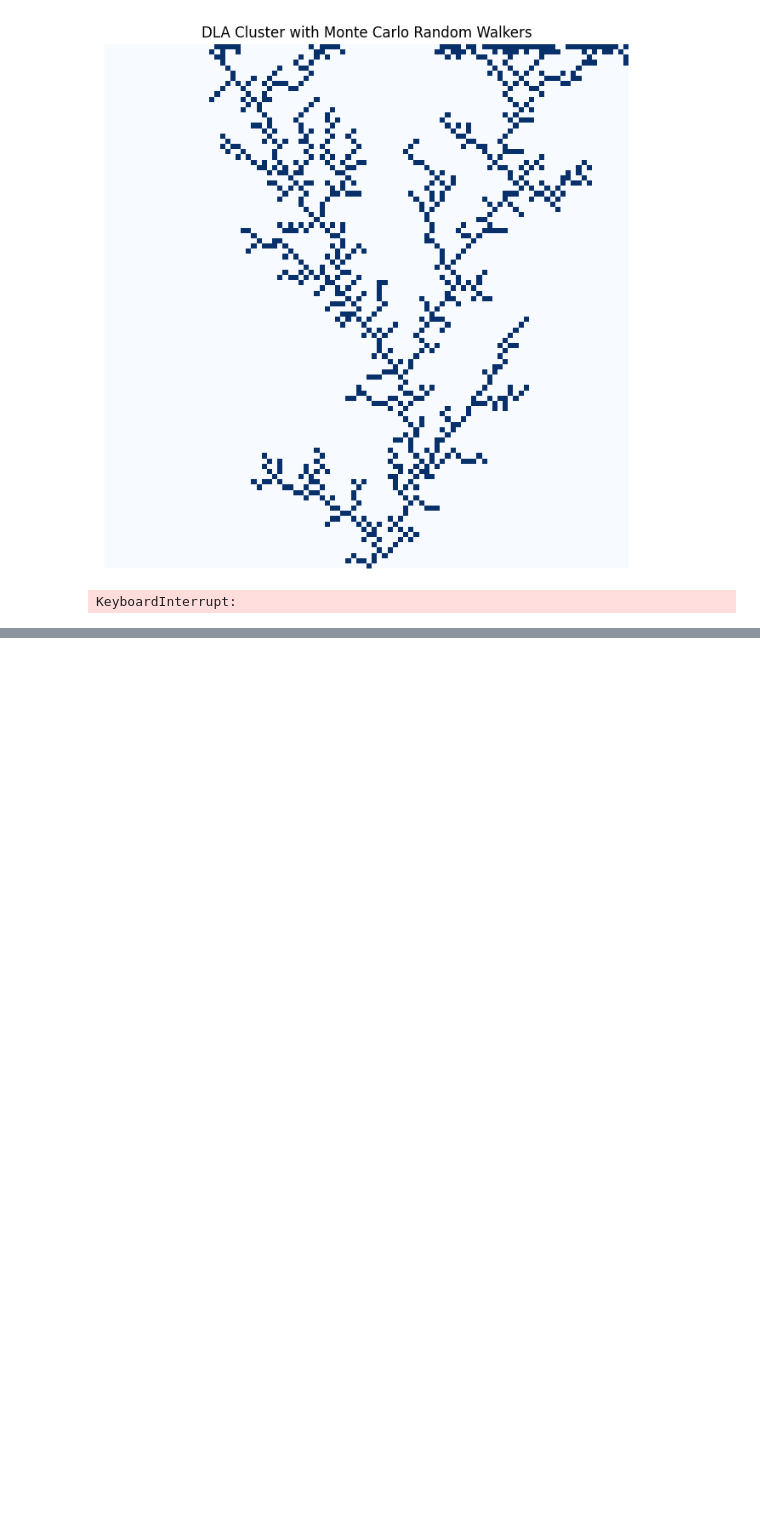
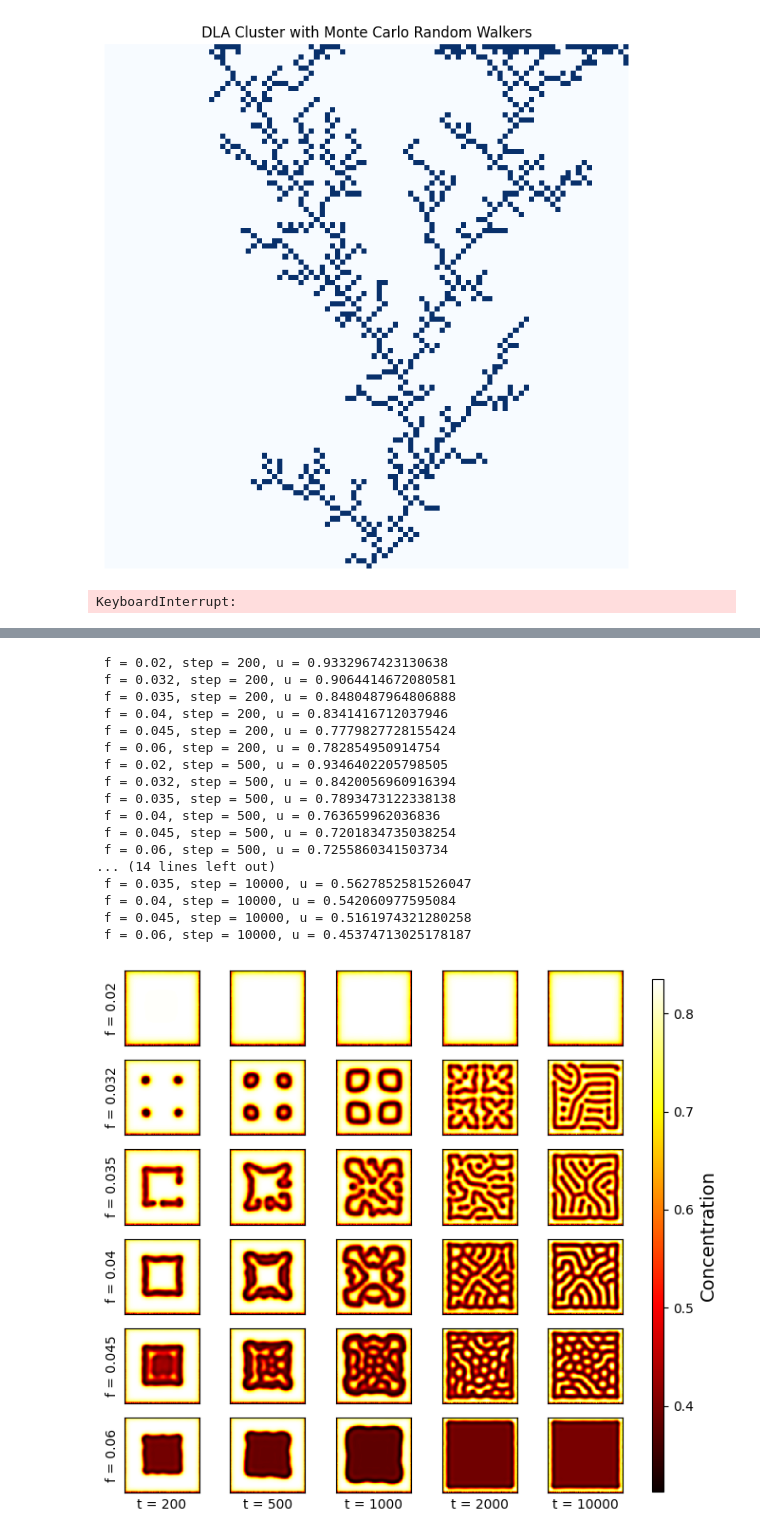
Before and after one commit to koenweverink/ScientificComputing, a Jupyter notebook: Set2.ipynb, the cells around one changed output, grey strips where cells are left out. Cells and saved outputs as stored; diff of their text form; code cells hidden in the pictures; blank space fills up the shorter version.

```diff
--- a/Set2.ipynb
+++ b/Set2.ipynb
@@ -450,2 +484,60 @@ plt.show()
+# %%
+def plot_f_diff_over_time(grid_size, D_u, D_v, f_list, k, dt, dx, steps_list):
+
+    fig, axes = plt.subplots(len(f_list), len(steps_list), figsize=(6, 6))
+    # plt.ylabel('Kill rate', fontsize=14)
+
+    for i, steps in enumerate(steps_list):
+        for j, f in enumerate(f_list):
+            u, v = gray_scott(grid_size, D_u, D_v, f, k, dt, dx, steps)
+            ax = axes[j, i]
+            im = ax.imshow(u, cmap='hot', interpolation='nearest')
+            ax.set_xticks([])
+            ax.set_yticks([])
+            # ax.set_xlabel(f"t = {steps}", fontsize=14)
+            axes[j,0].set_ylabel(f"f = {f}", fontsize=10)
+            print(f" f = {f}, step = {steps}, u = {np.mean(u)}")
+        ax.set_xlabel(f"t = {steps}", fontsize=10)
+
+
+    # Add colorbar
+    cbar_ax = fig.add_axes([1, 0.06, 0.02, 0.9])  # [left, bottom, width, height]
+    cbar = fig.colorbar(im, cax=cbar_ax)
+    cbar.set_label('Concentration', fontsize=14)
+
+    plt.tight_layout()
+    plt.show()
+
+# Parameters
+grid_size = 100
+dt = 1  # Time step, arbitrary units
+dx = 1  # Grid spacing, arbitrary units
+D_u = 0.16  # Diffusion coefficient, arbitrary units
+D_v = 0.08  # Diffusion coefficient, arbitrary units
+k = 0.060  # Feed rate, arbitrary units
+f_list = [0.02, 0.032, 0.035, 0.04, 0.045, 0.06]  # Kill rate, arbitrary units
+steps_list = [200, 500, 1000, 2000, 10000]  # Number of time steps to simulate
+
+# Plot concentration over time for different kill rates
+plot_f_diff_over_time(grid_size, D_u, D_v, f_list, k, dt, dx, steps_list)
+# %% [output]
+ f = 0.02, step = 200, u = 0.9332967423130638
+ f = 0.032, step = 200, u = 0.9064414672080581
+ f = 0.035, step = 200, u = 0.8480487964806888
+ f = 0.04, step = 200, u = 0.8341416712037946
+ f = 0.045, step = 200, u = 0.7779827728155424
+ f = 0.06, step = 200, u = 0.782854950914754
+ f = 0.02, step = 500, u = 0.9346402205798505
+ f = 0.032, step = 500, u = 0.8420056960916394
+ f = 0.035, step = 500, u = 0.7893473122338138
+ f = 0.04, step = 500, u = 0.763659962036836
+ f = 0.045, step = 500, u = 0.7201834735038254
+ f = 0.06, step = 500, u = 0.7255860341503734
+... (14 lines left out)
+ f = 0.035, step = 10000, u = 0.5627852581526047
+ f = 0.04, step = 10000, u = 0.542060977595084
+ f = 0.045, step = 10000, u = 0.5161974321280258
+ f = 0.06, step = 10000, u = 0.45374713025178187
+[figure, added]
 # %%
 from scipy.ndimage import label
```
Also changed, not shown: parts of 7 cells of this notebook.
